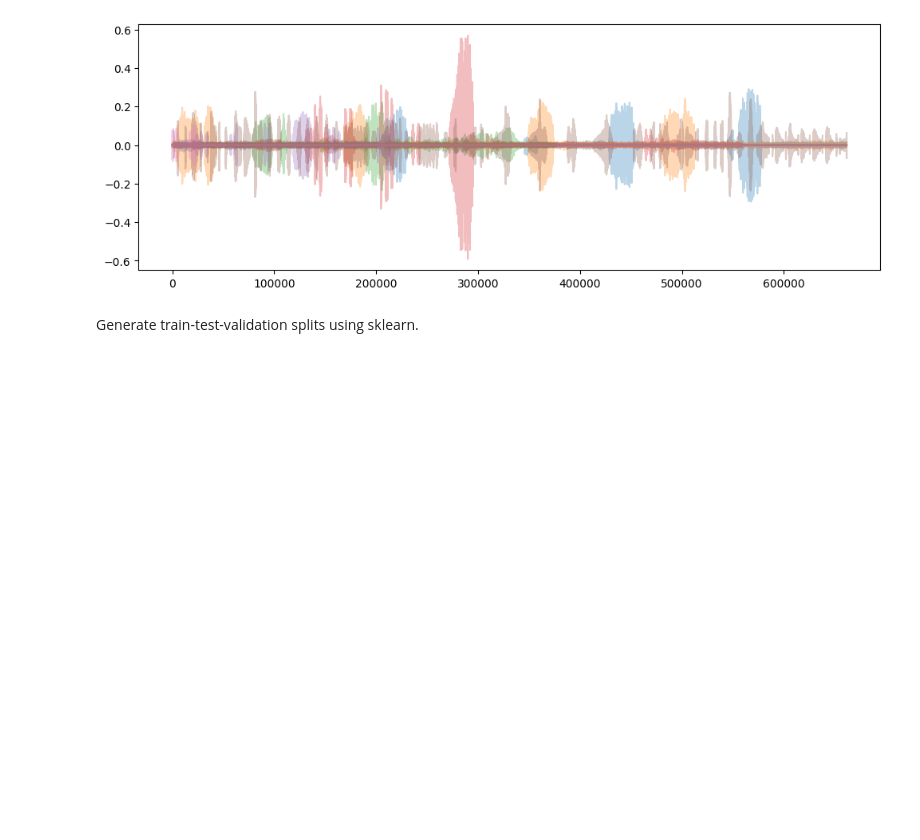
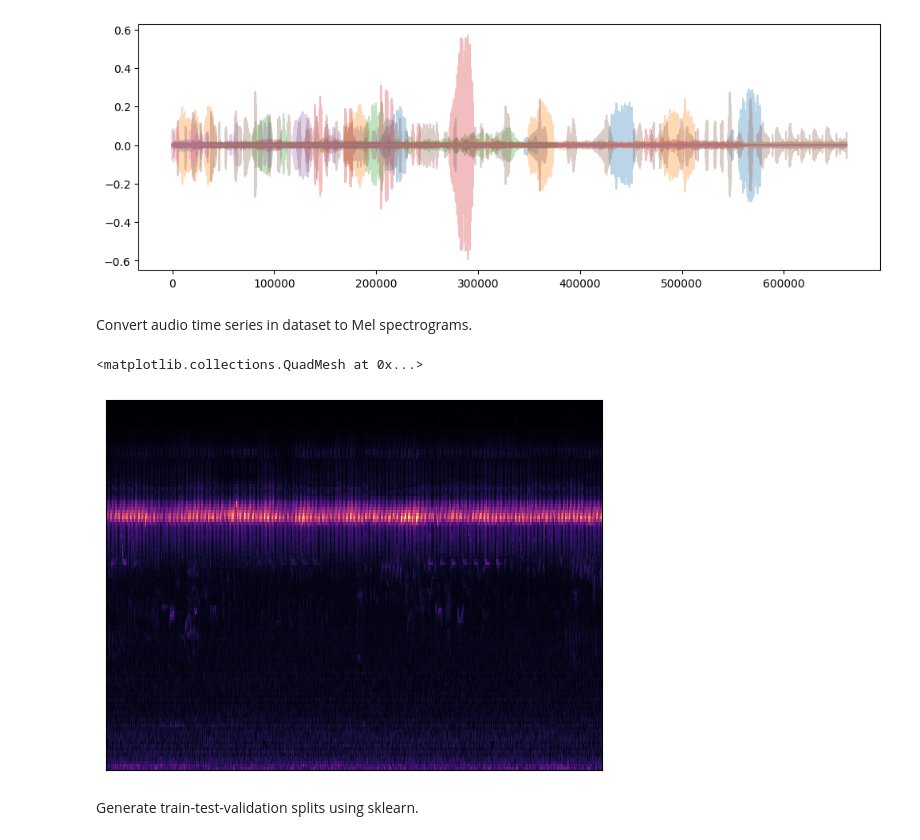
Before and after one commit to MatiasCarbone/ornithologist, a Jupyter notebook: notebooks/preliminar_testing.ipynb, the cells around one changed output. Saved outputs shown, nothing was run; the diff lists cells and outputs as text; code cells hidden in the pictures; blank space fills up the shorter version.

Commit message:
feat: add conversion from audio time series to mel spectrograms

```diff
--- a/notebooks/preliminar_testing.ipynb
+++ b/notebooks/preliminar_testing.ipynb
@@ -99,6 +100,25 @@ for audio in audio_data[:7]:
 plt.show()
 # %% [output]
 [figure]
+# %% [markdown]
+Convert audio time series in dataset to Mel spectrograms.
+# %%
+window_length = 2048
+hop_length = 512
+
+mel_spectrograms = []
+
+for i in range(0, len(audio_data)):
+  x = li.feature.melspectrogram(y=audio_data[i], sr=SAMPLE_RATE, n_fft=window_length, hop_length=hop_length, power=0.5, n_mels=128)
+  mel_spectrograms.append(x)
+
+np.array(mel_spectrograms)
+
+li.display.specshow(mel_spectrograms[25])
+plt.show()
+# %% [output]
+<matplotlib.collections.QuadMesh at 0x...>
+[figure, added]
 # %% [markdown]
 Generate train-test-validation splits using sklearn.
 # %%
```
Also changed, not shown: parts of 3 cells of this notebook.
